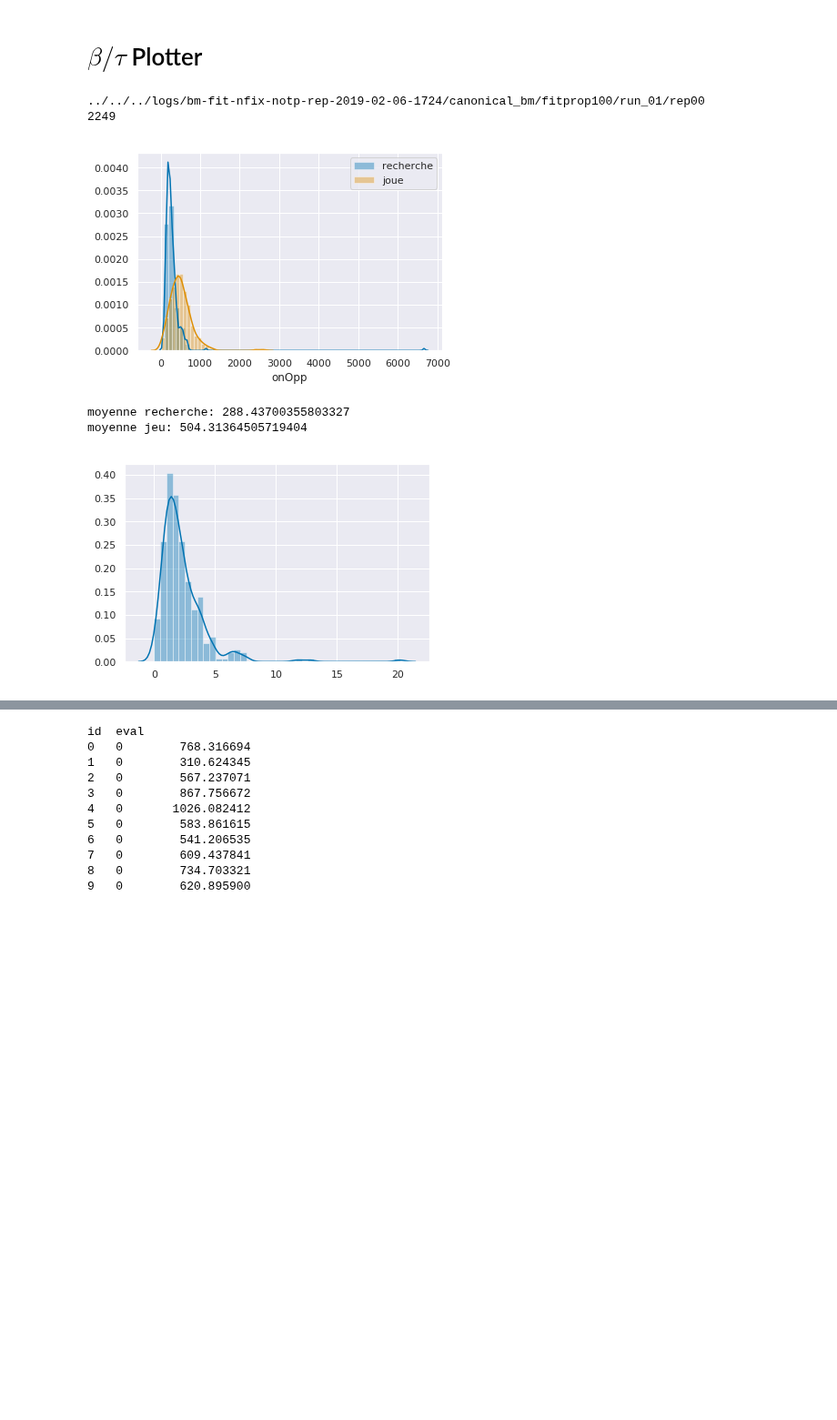
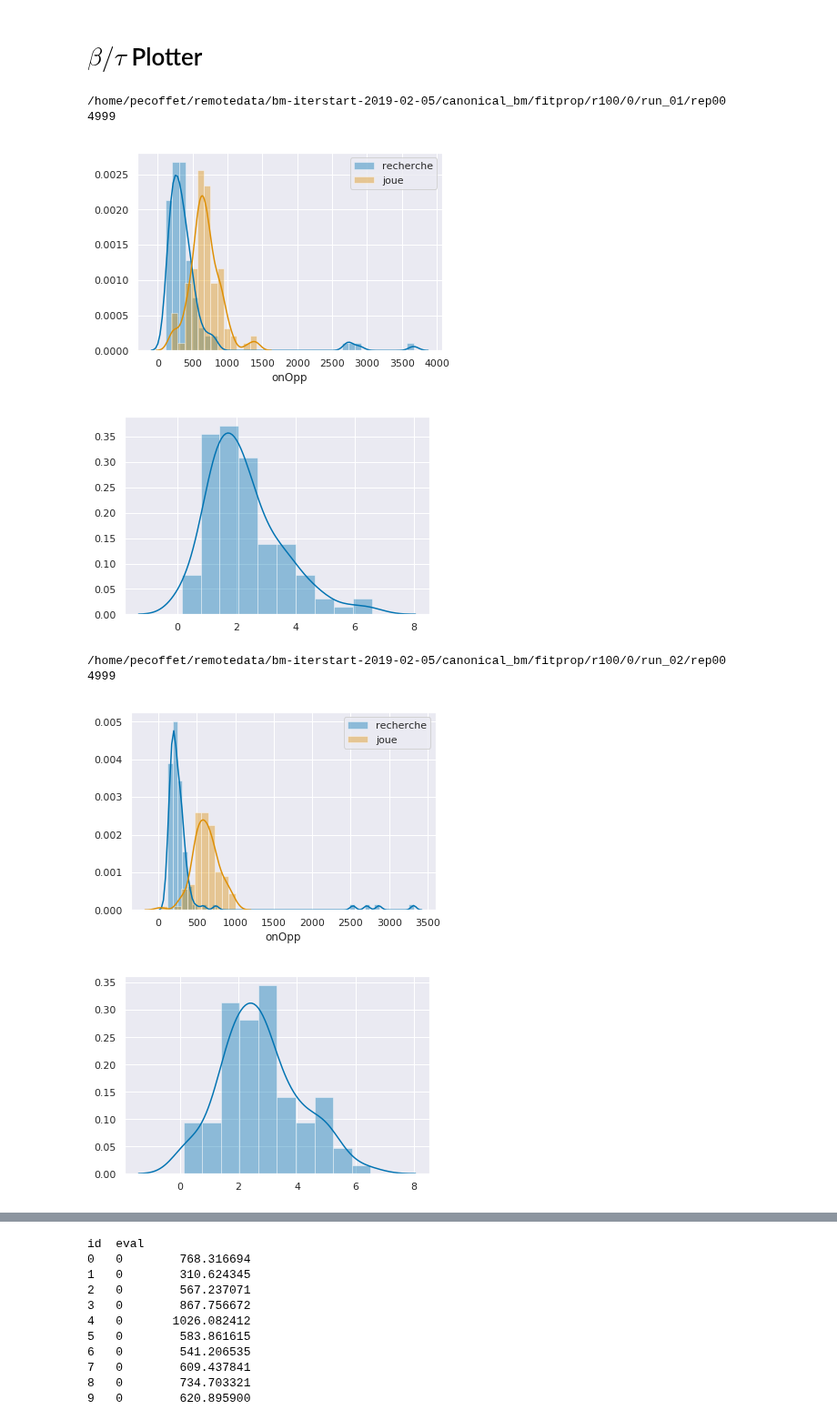
Before and after one commit to PaulEcoffet/roborobo3, a Jupyter notebook: roborobo3/notebooks/betatau_plotter.ipynb, the cells around one changed output, grey strips where cells are left out. Shown at 91% size. Drawn from its saved outputs; the diff is of its cells as text; code cells hidden in the pictures; blank space fills up the shorter version.

```diff
--- a/roborobo3/notebooks/betatau_plotter.ipynb
+++ b/roborobo3/notebooks/betatau_plotter.ipynb
@@ -78,7 +78,7 @@ def todf(x):
 def ifnanthenone(x):
     return 1 if np.isnan(x) else x
 # %%
-conds = sorted(list(glob("../../../logs/bm-fit-nfix-notp-rep-2019-02-06-1724/canonical_bm/fitprop100"+"/**/rep00", recursive=True)))
+conds = sorted(list(glob("/home/pecoffet/remotedata/bm-iterstart-2019-02-05/canonical_bm/fitprop/r100/0/**/rep00", recursive=True)))
 autogen = True
 gen = 0
 
@@ -130,8 +130,6 @@ for cond in conds:
     plt.show(fig)
     plt.close(fig)
 
-    print('moyenne recherche:', np.mean(waitmean))
-    print('moyenne jeu:', np.mean(staymean))
 
     fig = plt.figure()
     sns.distplot(staymean / waitmean)
@@ -153,36 +151,38 @@ for cond in conds:
         fig = plt.figure()
         sns.distplot(wait)
         plt.show(fig)
         plt.close(fig)
         fig = plt.figure()
         sns.distplot(stay)
         plt.show(fig)
         plt.close(fig)
         fig = plt.figure()
         sns.lineplot(x='iter', y='beta', data=res.query('iter % 100 == 0'))
         plt.ylim(0, 0.3)
         plt.show(fig)
         plt.close(fig)
 
         fig = plt.figure()
         sns.lineplot(x='iter', y='wait', data=res.query('iter % 100 == 0'), label="looking")
         sns.lineplot(x='iter', y='wait', data=res2.query('iter % 100 == 0'), label="staying")
         plt.show(fig)
         plt.close(fig)
 
     betatau = pd.DataFrame()
     betatau['playing'] = res2.groupby('iter')['wait'].agg(np.nanmean)
     betatau['searching'] = res.groupby('iter')['wait'].agg(np.nanmean)
     betatau['bt'] = betatau['playing'] / betatau['searching']
     betataus.append(pd.DataFrame(betatau))
 
 
 dfbetataus = pd.concat(betataus)
 sns.lineplot(data=dfbetataus[::100])
 # %% [output]
-../../../logs/bm-fit-nfix-notp-rep-2019-02-06-1724/canonical_bm/fitprop100/run_01/rep00
-2249
+/home/pecoffet/remotedata/bm-iterstart-2019-02-05/canonical_bm/fitprop/r100/0/run_01/rep00
+4999
-[figure, old version]
+[figure, new version]
+[figure, new version]
-moyenne recherche: 288.43700355803327
-moyenne jeu: 504.31364505719404
+/home/pecoffet/remotedata/bm-iterstart-2019-02-05/canonical_bm/fitprop/r100/0/run_02/rep00
+4999
-[figure, old version]
+[figure, new version]
+[figure, new version]
```
Also changed, not shown: parts of 1 cell of this notebook, 20 other files.
